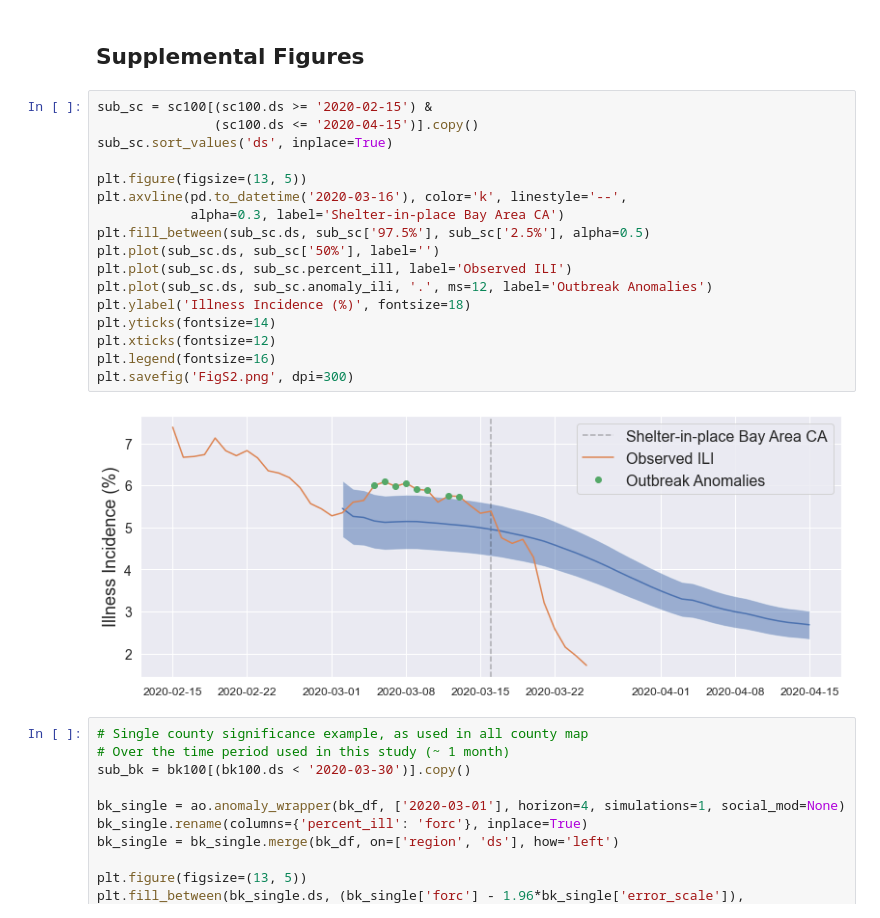
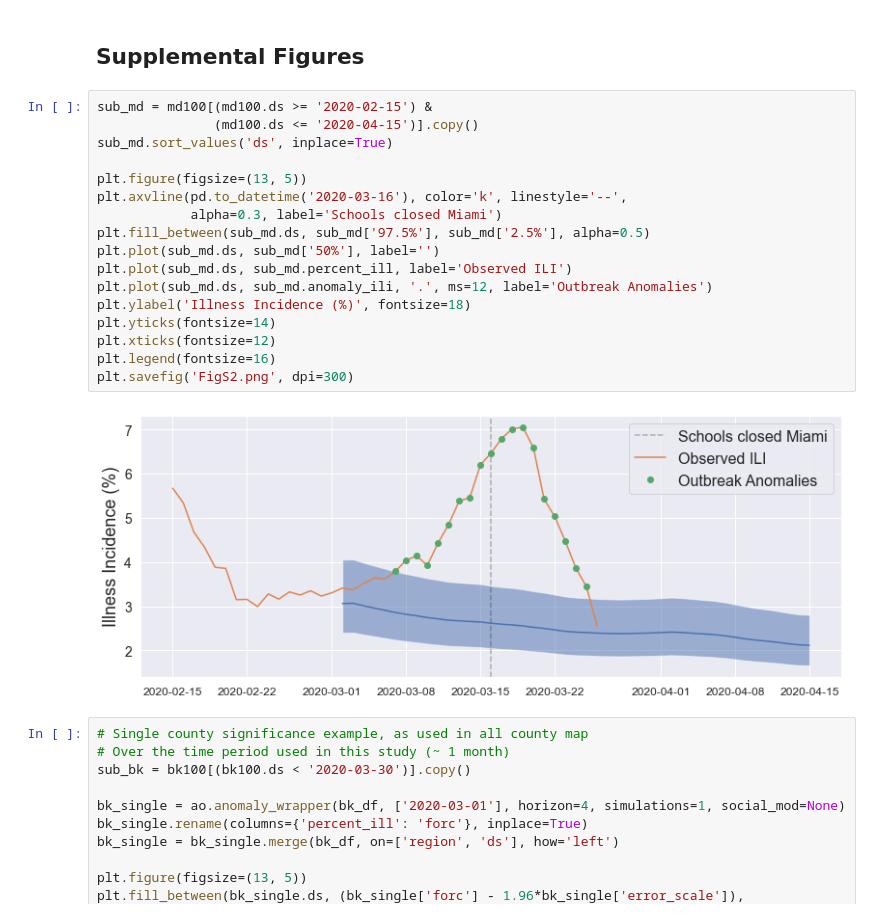
Before and after one commit to kinsahealth/therm_anomaly_detection, a Jupyter notebook: Brooklyn_SantaClara_examples.ipynb, the cells around one changed output. Drawn from its saved outputs; the diff is of its cells as text.

Commit message:
update to miami supplement example

```diff
--- a/Brooklyn_SantaClara_examples.ipynb
+++ b/Brooklyn_SantaClara_examples.ipynb
@@ -170,24 +170,24 @@ plt.savefig('Fig2.png', dpi=300)
 # %% [markdown]
 ## Supplemental Figures
 # %%
-sub_sc = sc100[(sc100.ds >= '2020-02-15') &
-               (sc100.ds <= '2020-04-15')].copy()
-sub_sc.sort_values('ds', inplace=True)
+sub_md = md100[(md100.ds >= '2020-02-15') &
+               (md100.ds <= '2020-04-15')].copy()
+sub_md.sort_values('ds', inplace=True)
 
 plt.figure(figsize=(13, 5))
 plt.axvline(pd.to_datetime('2020-03-16'), color='k', linestyle='--',
-            alpha=0.3, label='Shelter-in-place Bay Area CA')
-plt.fill_between(sub_sc.ds, sub_sc['97.5%'], sub_sc['2.5%'], alpha=0.5)
-plt.plot(sub_sc.ds, sub_sc['50%'], label='')
-plt.plot(sub_sc.ds, sub_sc.percent_ill, label='Observed ILI')
-plt.plot(sub_sc.ds, sub_sc.anomaly_ili, '.', ms=12, label='Outbreak Anomalies')
+            alpha=0.3, label='Schools closed Miami')
+plt.fill_between(sub_md.ds, sub_md['97.5%'], sub_md['2.5%'], alpha=0.5)
+plt.plot(sub_md.ds, sub_md['50%'], label='')
+plt.plot(sub_md.ds, sub_md.percent_ill, label='Observed ILI')
+plt.plot(sub_md.ds, sub_md.anomaly_ili, '.', ms=12, label='Outbreak Anomalies')
 plt.ylabel('Illness Incidence (%)', fontsize=18)
 plt.yticks(fontsize=14)
 plt.xticks(fontsize=12)
 plt.legend(fontsize=16)
 plt.savefig('FigS2.png', dpi=300)
 # %% [output]
-[figure, old version]
+[figure, new version]
 # %%
 # Single county significance example, as used in all county map
 # Over the time period used in this study (~ 1 month)
```
